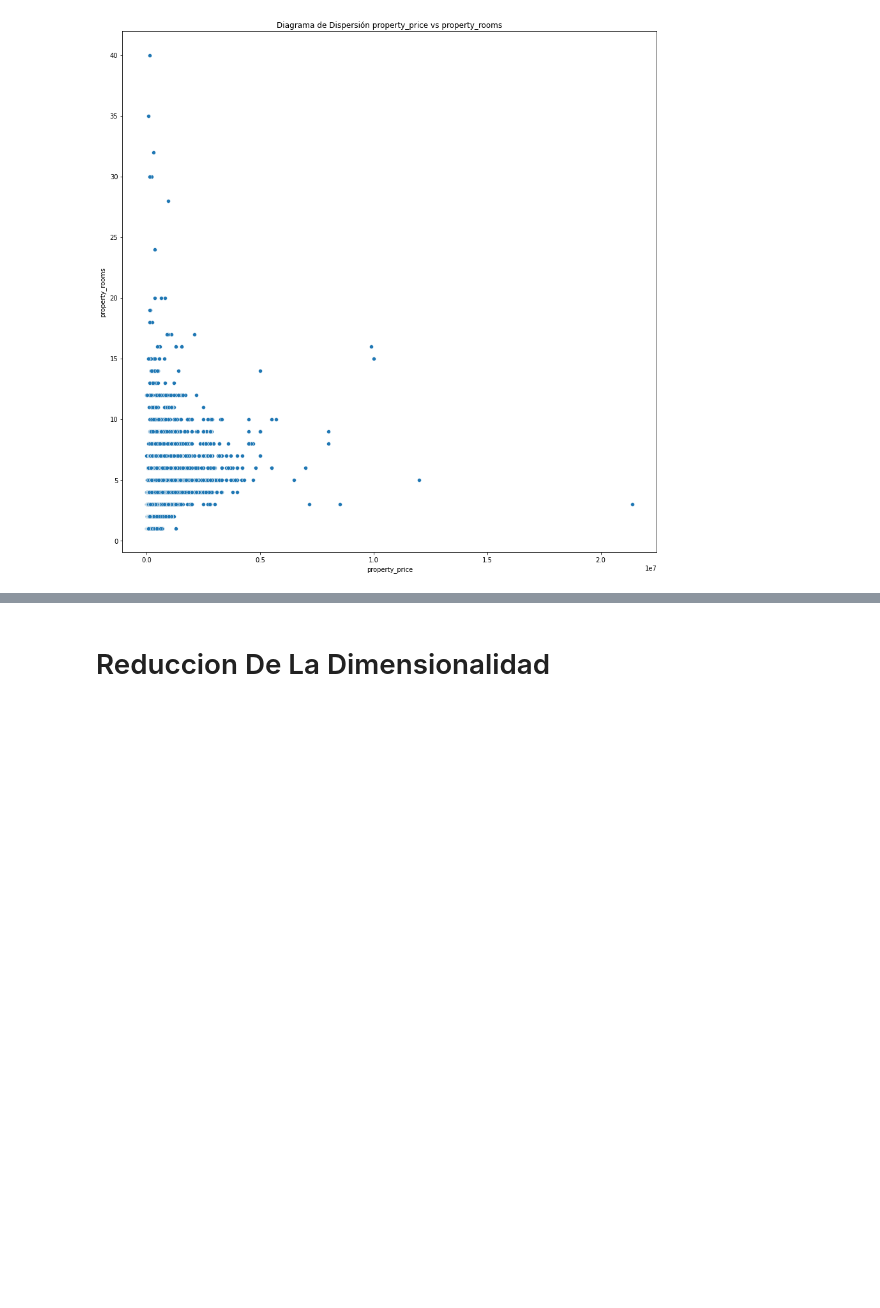
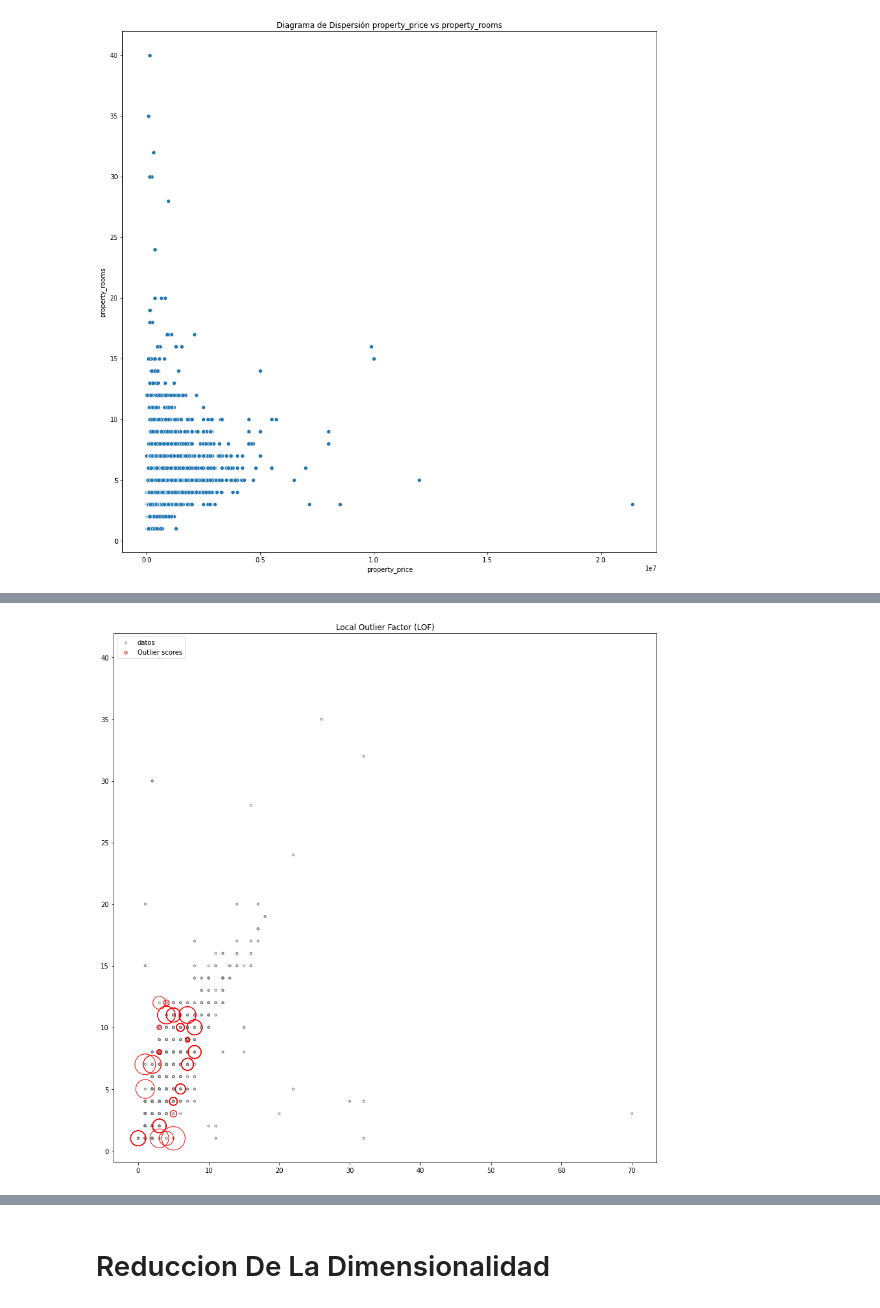
Before and after one commit to Fanusaez/7506R-2C2022-GRUPO13, a Jupyter notebook: 7506R_TP1_GRUPO13_ENTREGA.ipynb, the cells around one changed output, grey strips where cells are left out. Saved outputs shown, nothing was run; the diff lists cells and outputs as text; code cells hidden in the pictures; blank space fills up the shorter version.

```diff
--- a/7506R_TP1_GRUPO13_ENTREGA.ipynb
+++ b/7506R_TP1_GRUPO13_ENTREGA.ipynb
@@ -631,0 +644,24 @@ legend.legendHandles[1]._sizes = [20]
+# %%
+X=ds_atipicos[['property_bedrooms','property_rooms']].values
+
+#Creo el clasificador
+clf = LocalOutlierFactor(n_neighbors=17)
+
+#Genero prediccion
+y_pred = clf.fit_predict(X)
+
+#Guardo los scores
+ds_atipicos['scores_bedrooms_rooms']=clf.negative_outlier_factor_
+# %%
+#Calculo radio para plotear score
+radius = (ds_atipicos.scores_bedrooms_rooms.max() - ds_atipicos.scores_bedrooms_rooms) / (ds_atipicos.scores_bedrooms_rooms.max() - ds_atipicos.scores_bedrooms_rooms.min())
+#Grafico LOF
+plt.figure(figsize=(15,15))
+plt.title("Local Outlier Factor (LOF)")
+plt.scatter(ds_atipicos.property_bedrooms.values,ds_atipicos.property_rooms.values, edgecolor='grey', s=10, label='datos',facecolors='none')
+plt.scatter(ds_atipicos.property_bedrooms.values,ds_atipicos.property_rooms.values, s=1300 * radius, edgecolors='red',facecolors='none', label='Outlier scores')
+legend = plt.legend(loc='upper left')
+legend.legendHandles[0]._sizes = [10]
+legend.legendHandles[1]._sizes = [20]
+# %% [output]
+[figure, added]
```
Also changed, not shown: parts of 16 cells of this notebook.
